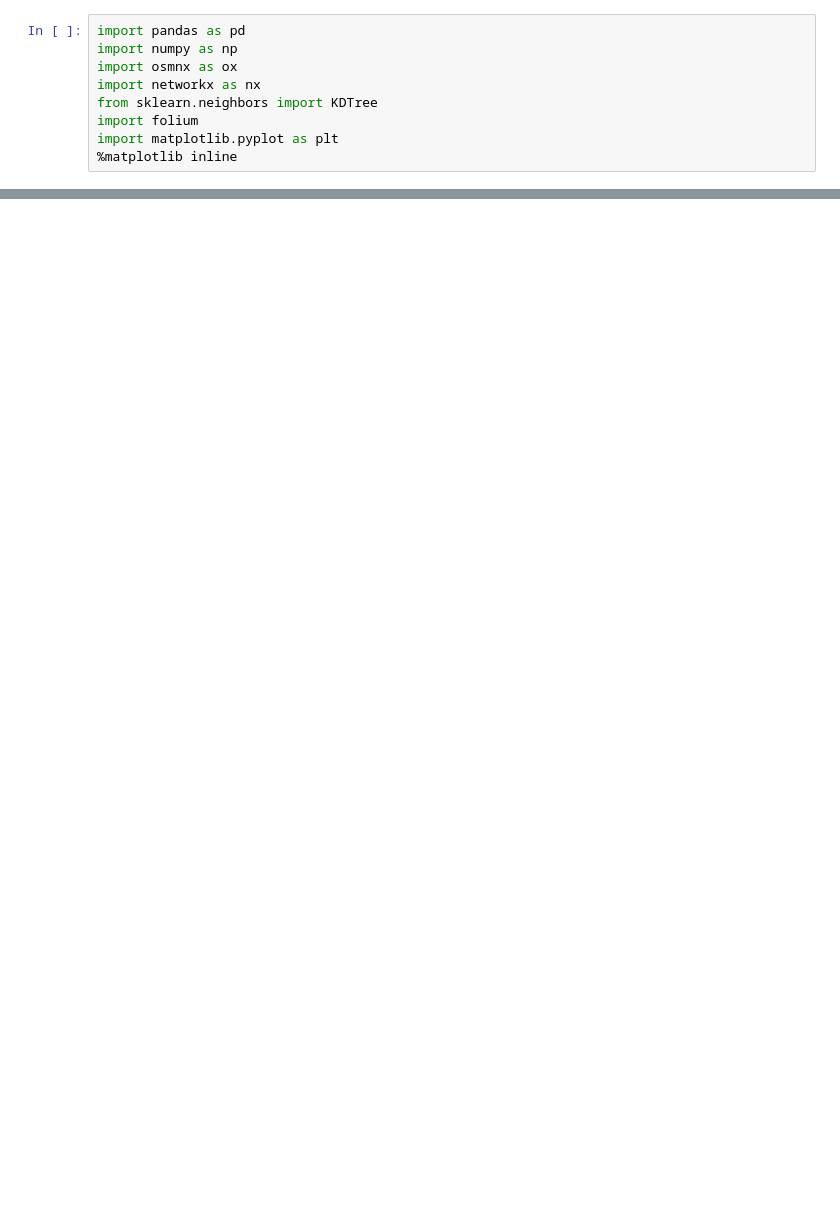
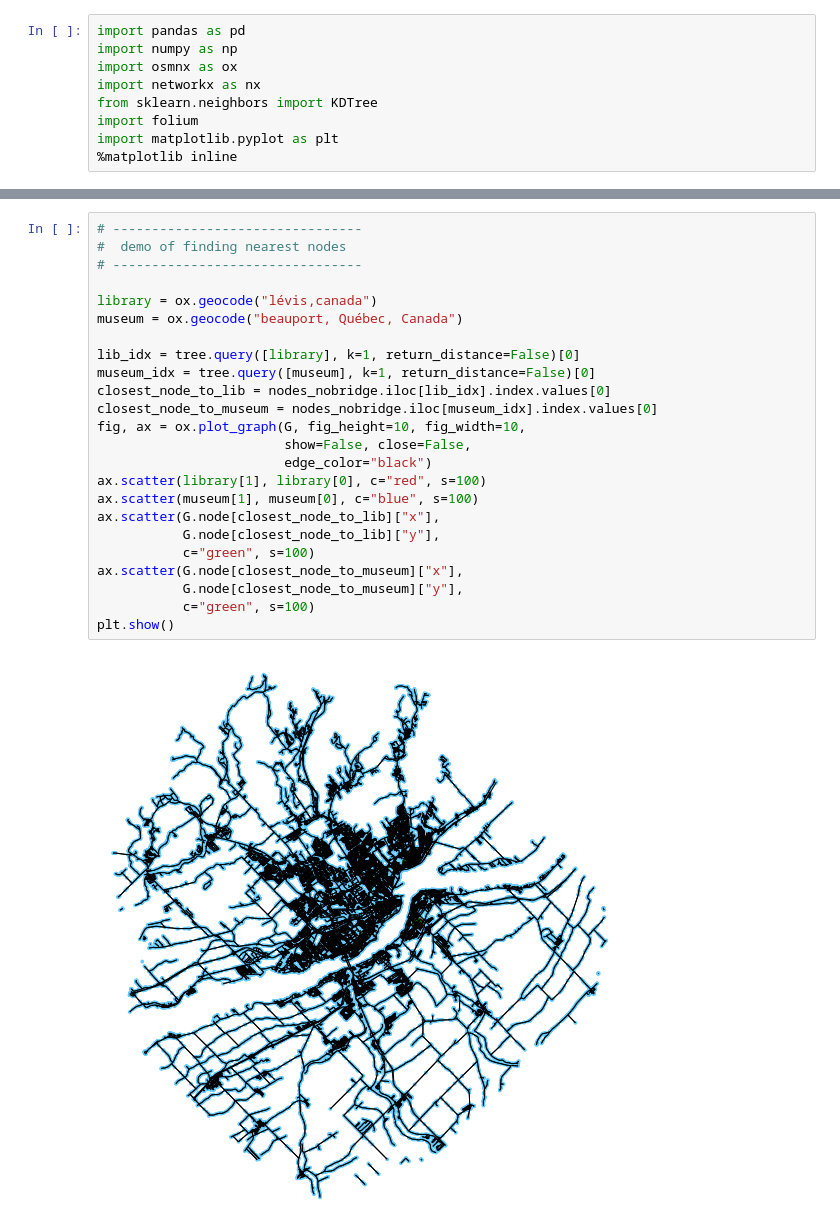
Before and after one commit to SimonCoulombe/dessine_moi_un_tramway, a Jupyter notebook: bridge_works.ipynb, the cells around one changed output, grey strips where cells are left out. Cells and saved outputs as stored; diff of their text form; blank space fills up the shorter version.

```diff
--- a/bridge_works.ipynb
+++ b/bridge_works.ipynb
@@ -473,0 +139,26 @@ Object `G_nobridges.nodes` not found.
+# %%
+# --------------------------------
+#  demo of finding nearest nodes
+# --------------------------------
+
+library = ox.geocode("lévis,canada")
+museum = ox.geocode("beauport, Québec, Canada")
+
+lib_idx = tree.query([library], k=1, return_distance=False)[0]
+museum_idx = tree.query([museum], k=1, return_distance=False)[0]
+closest_node_to_lib = nodes_nobridge.iloc[lib_idx].index.values[0]
+closest_node_to_museum = nodes_nobridge.iloc[museum_idx].index.values[0]
+fig, ax = ox.plot_graph(G, fig_height=10, fig_width=10,
+                        show=False, close=False,
+                        edge_color="black")
+ax.scatter(library[1], library[0], c="red", s=100)
+ax.scatter(museum[1], museum[0], c="blue", s=100)
+ax.scatter(G.node[closest_node_to_lib]["x"],
+           G.node[closest_node_to_lib]["y"],
+           c="green", s=100)
+ax.scatter(G.node[closest_node_to_museum]["x"],
+           G.node[closest_node_to_museum]["y"],
+           c="green", s=100)
+plt.show()
+# %% [output]
+[figure, added]
```
Also changed, not shown: parts of 54 cells of this notebook.
